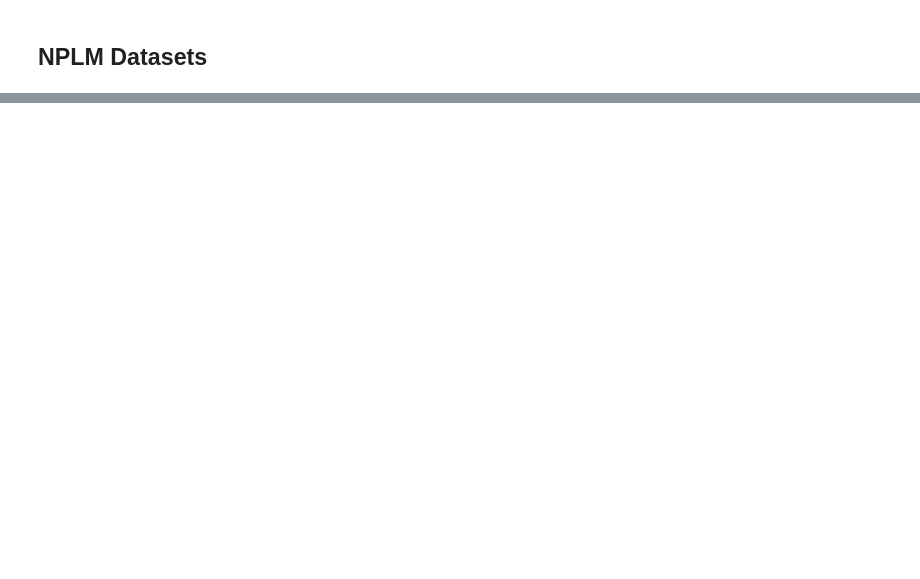
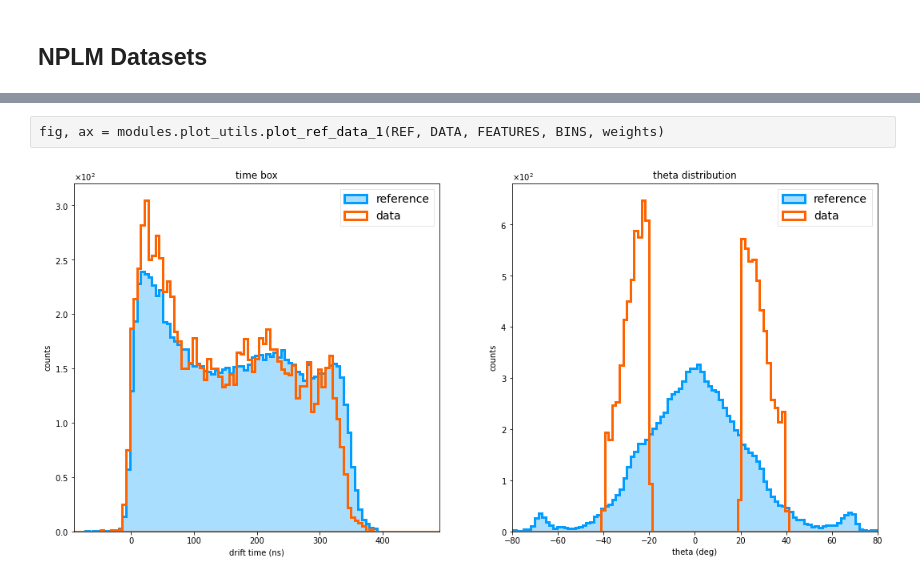
Before and after one commit to GiacomoFrn/Advanced-DQM-for-DT-detector, a Jupyter notebook: nplm/visualization.ipynb, the cells around one changed output, grey strips where cells are left out. Saved outputs shown, nothing was run; the diff lists cells and outputs as text; blank space fills up the shorter version.

```diff
--- a/nplm/visualization.ipynb
+++ b/nplm/visualization.ipynb
@@ -115,0 +153,4 @@ fig, ax = modules.plot_utils.plot_ref_data_1(REF, DATA, FEATURES, BINS, weights)
+# %%
+fig, ax = modules.plot_utils.plot_ref_data_1(REF, DATA, FEATURES, BINS, weights)
+# %% [output]
+[figure, added]
```
Also changed, not shown: parts of 8 cells of this notebook, 5 other files.
